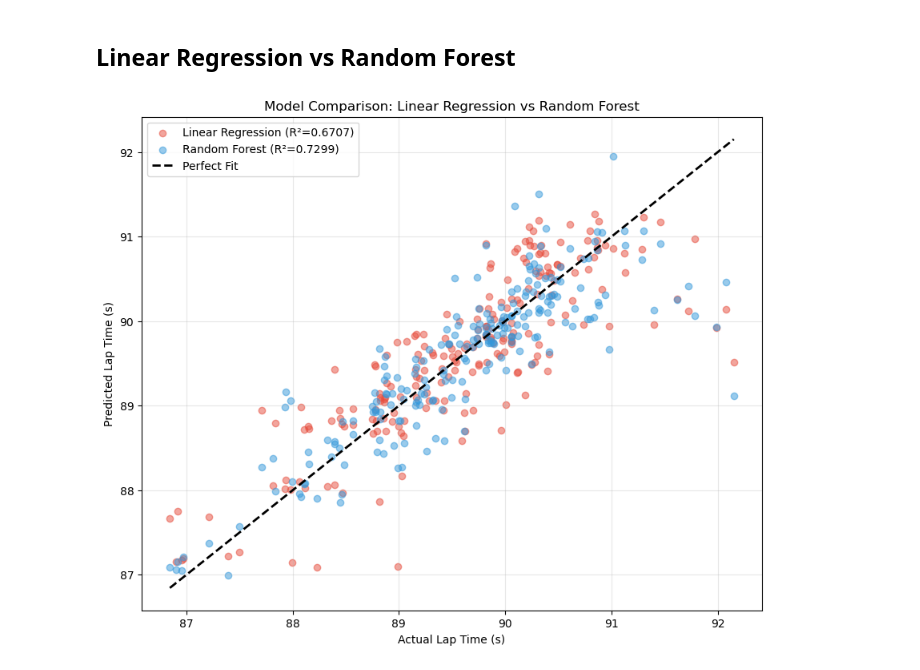
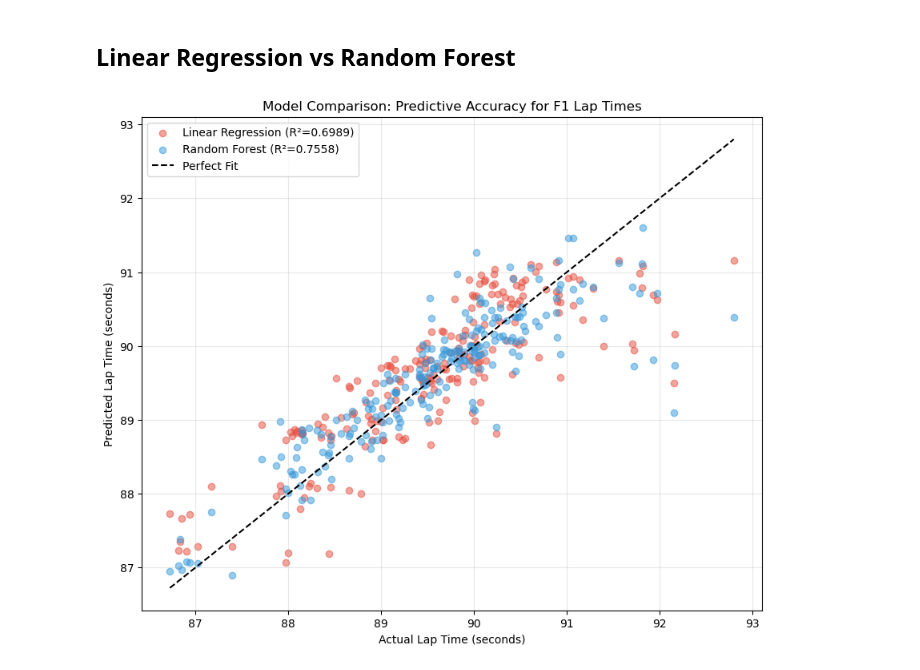
Before and after one commit to BilalAhlam1/Predictive-Modelling-For-F1-Race-Strategy, a Jupyter notebook: TrainingModel/train.ipynb, the cells around one changed output. Saved outputs shown, nothing was run; the diff lists cells and outputs as text; code cells hidden in the pictures.

Commit message:
adjusted model evaluation for normalisation - Added model correlation plot

```diff
--- a/TrainingModel/train.ipynb
+++ b/TrainingModel/train.ipynb
@@ -458,9 +458,14 @@ It is noted that the V1 model likely still included laps where the driver was st
 # %% [markdown]
 ## Modelling an entire lap
 # %%
-# Calculate the detailed metrics
-rf_predictions = rf_model.predict(X_test)
+# Transform the test data using the SAME scaler used for training
+# This is mandatory to get a valid R2 score
+X_test_scaled = scaler.transform(X_test)
 
+# Predict using the scaled data
+rf_predictions = rf_model.predict(X_test_scaled)
+
+# Now calculate metrics
 mse = mean_squared_error(y_test, rf_predictions)
 rmse = math.sqrt(mse)
 mae = mean_absolute_error(y_test, rf_predictions)
@@ -468,15 +473,6 @@ r2 = r2_score(y_test, rf_predictions)
 
 print(f"Model Performance:")
 print(f"R² Score: {r2:.4f}")
-print(f"RMSE:     {rmse:.4f} seconds (Typical Error)")
-print(f"MAE:      {mae:.4f} seconds (Average Error)")
-
-# Package metrics into a dictionary
-model_metrics = {
-    "r2_score": round(r2, 4),
-    "rmse": round(rmse, 4),
-    "mae": round(mae, 4),
-    "training_date": "2024-05-20" # Or dynamic date
-}
+print(f"RMSE:     {rmse:.4f} s")
 # %% [output]
 Model Performance:
@@ -620,42 +566,52 @@ How the errors accumulate:
 # %% [markdown]
 ## Linear Regression vs Random Forest
 # %%
-# Prepare Data
-y_train_total = y_train.sum(axis=1)
-y_test_total = y_test.sum(axis=1)
+import matplotlib.pyplot as plt
+import numpy as np
+from sklearn.linear_model import LinearRegression
+from sklearn.metrics import r2_score
 
-# Retrain Linear Regression
+if len(y_train.shape) > 1 and y_train.shape[1] > 1:
+    y_train_total = y_train.sum(axis=1)
+    y_test_total = y_test.sum(axis=1)
+else:
+    y_train_total = y_train
+    y_test_total = y_test
+
 lr_model_clean = LinearRegression()
-lr_model_clean.fit(X_train, y_train_total)
-lr_predictions_clean = lr_model_clean.predict(X_test)
+lr_model_clean.fit(X_train_scaled, y_train_total)
+lr_predictions_clean = lr_model_clean.predict(X_test_scaled)
 lr_r2_clean = r2_score(y_test_total, lr_predictions_clean)
 
-# Get Random Forest Predictions
-rf_predictions_total = rf_predictions.sum(axis=1)
+rf_raw_preds = rf_model.predict(X_test_scaled)
+
+# If RF predicts 3 sectors, sum them. If it predicts 1 total time, take it as is.
+if len(rf_raw_preds.shape) > 1 and rf_raw_preds.shape[1] > 1:
+    rf_predictions_total = rf_raw_preds.sum(axis=1)
+else:
+    rf_predictions_total = rf_raw_preds
+
 rf_r2_total = r2_score(y_test_total, rf_predictions_total)
 
-# Plot Overlay
+# PLOT OVERLAY
 plt.figure(figsize=(10, 8))
 
-# Scatter 1: Linear Regression (Red Circles)
 plt.scatter(y_test_total, lr_predictions_clean,
-            alpha=0.5, color='#e74c3c', label=f'Linear Regression (R²={lr_r2_clean:.4f})', marker='o')
+            alpha=0.5, color='#e74c3c', label=f'Linear Regression (R²={lr_r2_clean:.4f})')
 
-# Scatter 2: Random Forest (Blue Crosses)
 plt.scatter(y_test_total, rf_predictions_total,
-            alpha=0.5, color='#3498db', label=f'Random Forest (R²={rf_r2_total:.4f})', marker='o')
+            alpha=0.5, color='#3498db', label=f'Random Forest (R²={rf_r2_total:.4f})')
 
-# Perfect Fit Line (Diagonal)
-min_val = min(y_test_total.min(), lr_predictions_clean.min(), rf_predictions_total.min())
-max_val = max(y_test_total.max(), lr_predictions_clean.max(), rf_predictions_total.max())
-plt.plot([min_val, max_val], [min_val, max_val], color='black', linestyle='--', linewidth=2, label='Perfect Fit')
+# Perfect Fit Line
+all_vals = np.concatenate([y_test_total, lr_predictions_clean, rf_predictions_total])
+min_v, max_v = all_vals.min(), all_vals.max()
+plt.plot([min_v, max_v], [min_v, max_v], color='black', linestyle='--', label='Perfect Fit')
 
-# Formatting
-plt.title('Model Comparison: Linear Regression vs Random Forest')
-plt.xlabel('Actual Lap Time (s)')
-plt.ylabel('Predicted Lap Time (s)')
+plt.title('Model Comparison: Predictive Accuracy for F1 Lap Times')
+plt.xlabel('Actual Lap Time (seconds)')
+plt.ylabel('Predicted Lap Time (seconds)')
 plt.legend()
 plt.grid(True, alpha=0.3)
 plt.show()
 # %% [output]
-[figure, old version]
+[figure, new version]
```
Also changed, not shown: parts of 9 cells of this notebook.
